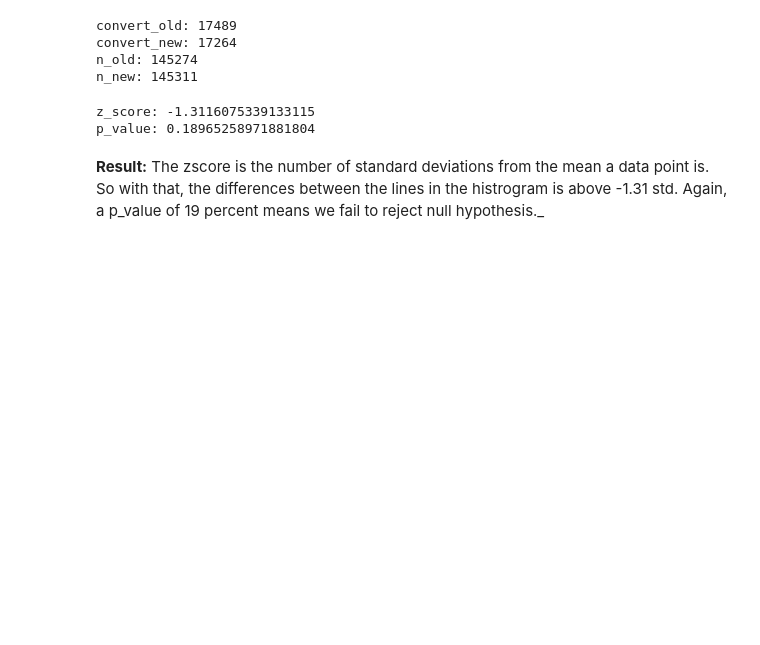
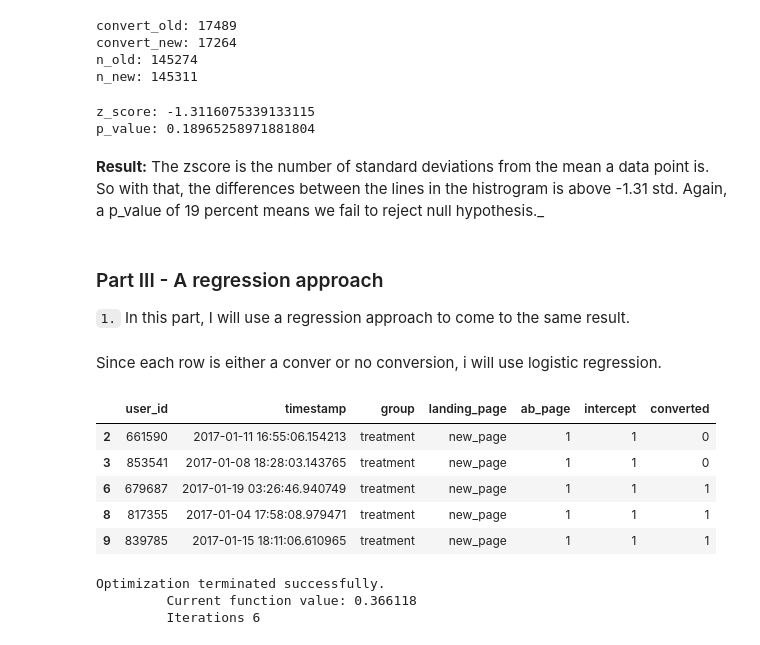
Before and after one commit to abdiganiaden/AB_test_result_analysis, a Jupyter notebook: AB_test_result_analysis.ipynb, the cells around one changed output. Cells and saved outputs as stored; diff of their text form; code cells hidden in the pictures; blank space fills up the shorter version.

Commit message:
Part III Regression

```diff
--- a/AB_test_result_analysis.ipynb
+++ b/AB_test_result_analysis.ipynb
@@ -244,3 +244,47 @@ z_score: -1.3116075339133115
 p_value: 0.18965258971881804
 # %% [markdown]
 **Result:** The zscore is the number of standard deviations from the mean a data point is. So with that, the differences between the lines in the histrogram is above -1.31 std. Again, a p_value of 19 percent means we fail to reject null hypothesis._
+# %% [markdown]
+### Part III - A regression approach
+ `1.` In this part, I will use a regression approach to come to the same result.
+# %% [markdown]
+Since each row is either a conver or no conversion, i will use logistic regression.
+# %%
+# a separate copy of dataframe for reggresion part
+df3 = df2.copy()
+# %%
+# create intercept and ab_page series using same len as dataframe
+df3['intercept'] = pd.Series(np.zeros(len(df3)), index=df3.index)
+df3['ab_page'] = pd.Series(np.zeros(len(df3)), index=df3.index)
+# %%
+# grab treatment group index that should be changed
+index_to_change = df3.query('group == "treatment"').index
+
+# Change values
+df3.set_value(index=index_to_change, col='ab_page', value=1)
+df3.set_value(index=df3.index, col='intercept', value=1)
+
+# Change the datatypes to integers
+df3[['intercept', 'ab_page']] = df3[['intercept', 'ab_page']].astype(int)
+
+# Move converted feature
+df3 = df3[['user_id', 'timestamp', 'group', 'landing_page', 'ab_page', 'intercept', 'converted']]
+
+# check
+df3.query('group == "treatment"').head()
+# %% [output]
+|  | user_id | timestamp | group | landing_page | ab_page | intercept | converted |
+| 2 | 661590 | 2017-01-11 16:55:06.154213 | treatment | new_page | 1 | 1 | 0 |
+| 3 | 853541 | 2017-01-08 18:28:03.143765 | treatment | new_page | 1 | 1 | 0 |
+| 6 | 679687 | 2017-01-19 03:26:46.940749 | treatment | new_page | 1 | 1 | 1 |
+| 8 | 817355 | 2017-01-04 17:58:08.979471 | treatment | new_page | 1 | 1 | 1 |
+| 9 | 839785 | 2017-01-15 18:11:06.610965 | treatment | new_page | 1 | 1 | 1 |
+# %%
+# Set up the regression
+logit = sm.Logit(df3['converted'], df3[['ab_page', 'intercept']])
+# Calculate the fit
+result=logit.fit()
+# %% [output]
+Optimization terminated successfully.
+         Current function value: 0.366118
+         Iterations 6
```
Also changed, not shown: parts of 19 cells of this notebook.
